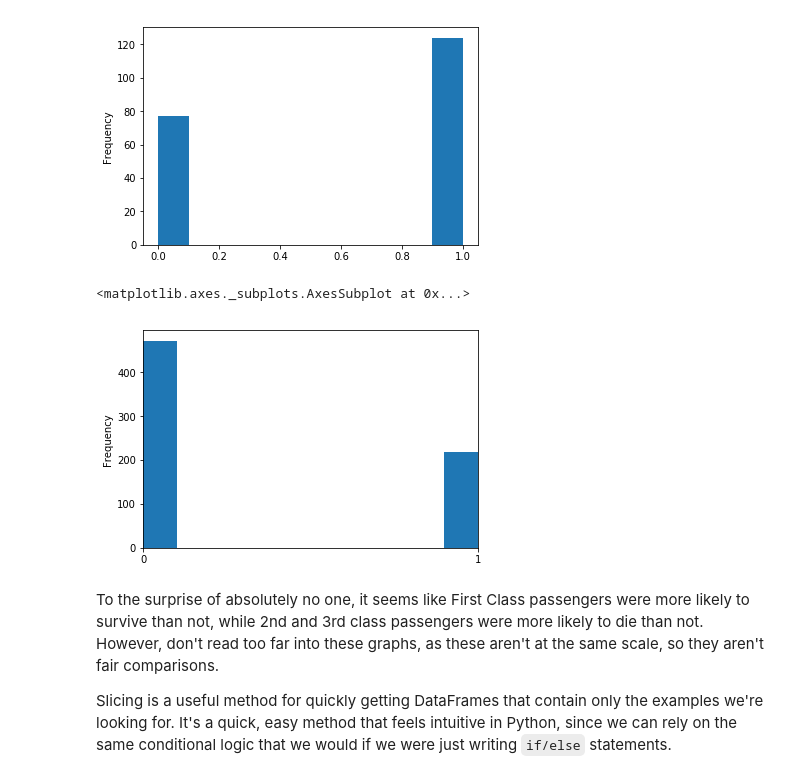
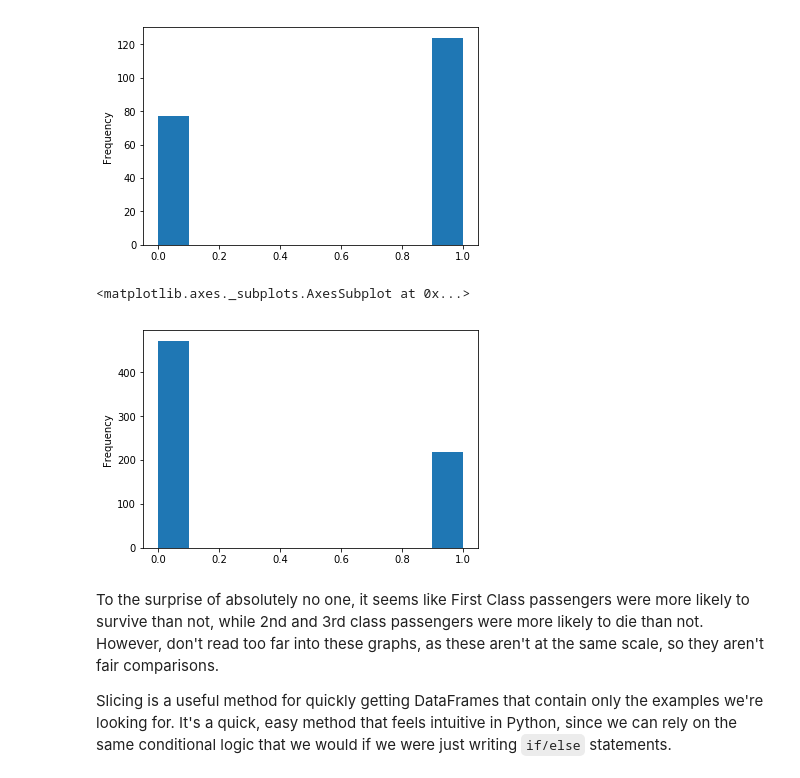
Before and after one commit to jnawjux/dsc-1-05-17-using-sql-with-pandas-lab-seattle-ds-career-040119, a Jupyter notebook: index.ipynb, the cells around one changed output. Saved outputs shown, nothing was run; the diff lists cells and outputs as text; code cells hidden in the pictures.

```diff
--- a/index.ipynb
+++ b/index.ipynb
@@ -125,10 +125,10 @@ first_class_df['Survived'].plot(kind='hist')
 <matplotlib.axes._subplots.AxesSubplot at 0x...>
 [figure]
 # %%
-second_third_class_df['Survived'].plot(kind='hist', xlim=(0,1), xticks=[0,1])
+second_third_class_df['Survived'].plot(kind='hist')
 # %% [output]
 <matplotlib.axes._subplots.AxesSubplot at 0x...>
-[figure, old version]
+[figure, new version]
 # %% [markdown]
 To the surprise of absolutely no one, it seems like First Class passengers were more likely to survive than not, while 2nd and 3rd class passengers were more likely to die than not.  However, don't read too far into these graphs, as these aren't at the same scale, so they aren't fair comparisons.
 
```
